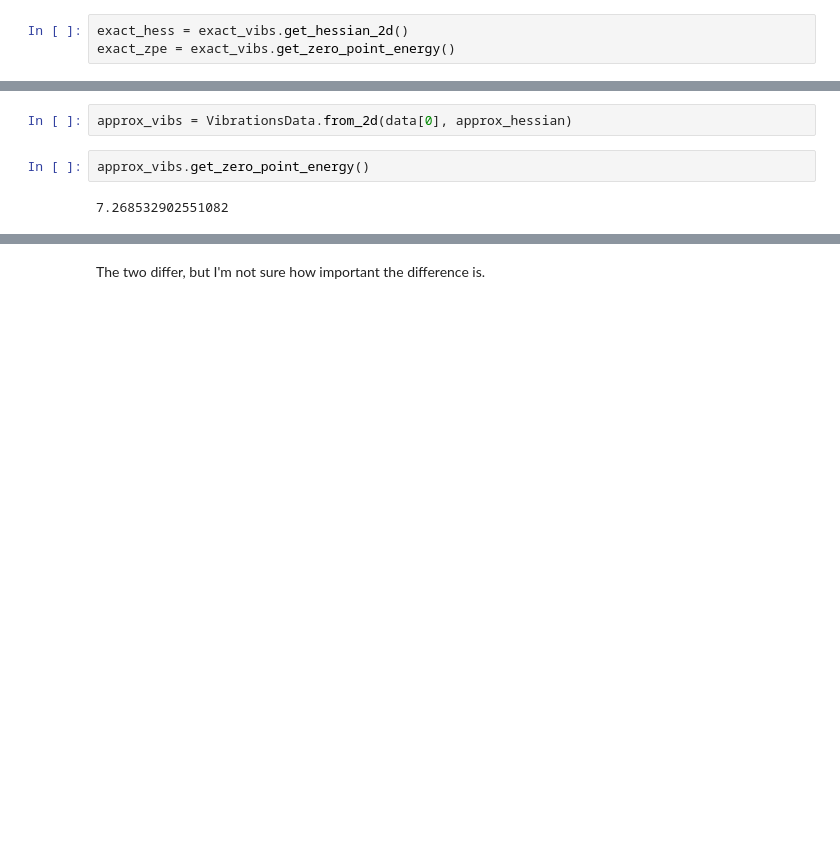
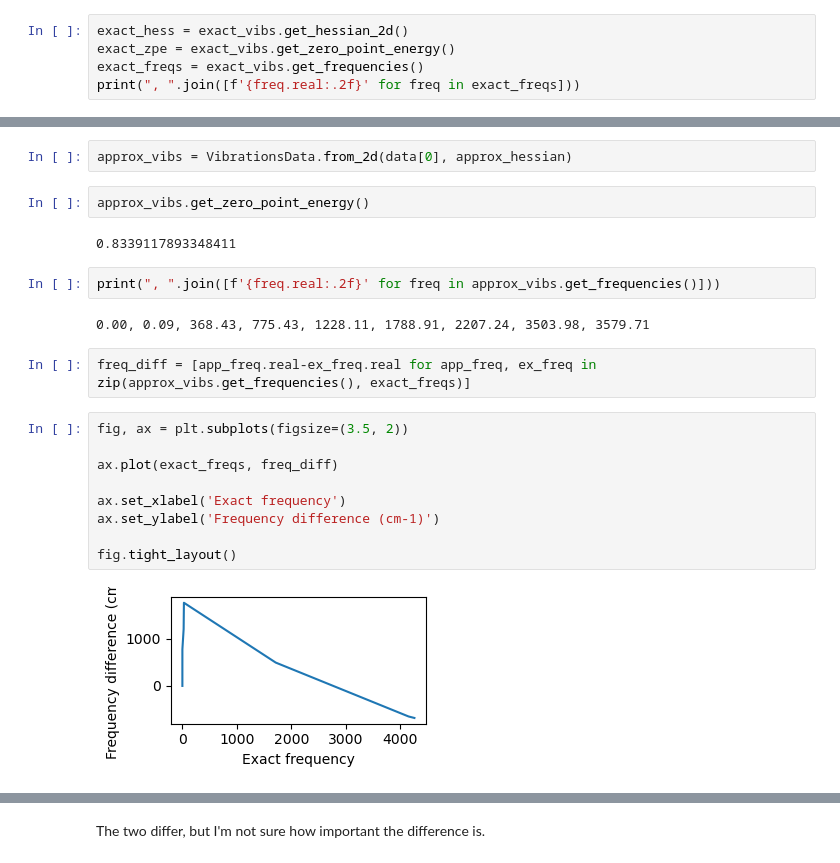
Before and after one commit to snelliott/faster-molecular-hessians, a Jupyter notebook: notebooks/proof-of-concept/2_approximate-hessians.ipynb, the cells around one changed output, grey strips where cells are left out. Saved outputs shown, nothing was run; the diff lists cells and outputs as text; blank space fills up the shorter version.

Commit message:
frequency comparisons

```diff
--- a/notebooks/proof-of-concept/2_approximate-hessians.ipynb
+++ b/notebooks/proof-of-concept/2_approximate-hessians.ipynb
@@ -43,3 +43,5 @@ with open(f'data/exact/{run_name}-ase.json') as fp:
 # %%
 exact_hess = exact_vibs.get_hessian_2d()
 exact_zpe = exact_vibs.get_zero_point_energy()
+exact_freqs = exact_vibs.get_frequencies()
+print(", ".join([f'{freq.real:.2f}' for freq in exact_freqs]))
@@ -113,10 +117,27 @@ fig.tight_layout()
 Get the zero point energy
 # %%
 approx_vibs = VibrationsData.from_2d(data[0], approx_hessian)
+# %%
+approx_vibs.get_zero_point_energy()
+# %% [output]
+0.8339117893348411
 # %%
-approx_vibs.get_zero_point_energy()
+print(", ".join([f'{freq.real:.2f}' for freq in approx_vibs.get_frequencies()]))
 # %% [output]
-7.268532902551082
+0.00, 0.09, 368.43, 775.43, 1228.11, 1788.91, 2207.24, 3503.98, 3579.71
+# %%
+freq_diff = [app_freq.real-ex_freq.real for app_freq, ex_freq in zip(approx_vibs.get_frequencies(), exact_freqs)]
+# %%
+fig, ax = plt.subplots(figsize=(3.5, 2))
+
+ax.plot(exact_freqs, freq_diff)
+
+ax.set_xlabel('Exact frequency')
+ax.set_ylabel('Frequency difference (cm-1)')
+
+fig.tight_layout()
+# %% [output]
+[figure, added]
 # %%
 exact_zpe
 # %% [output]
```
Also changed, not shown: parts of 14 cells of this notebook.
